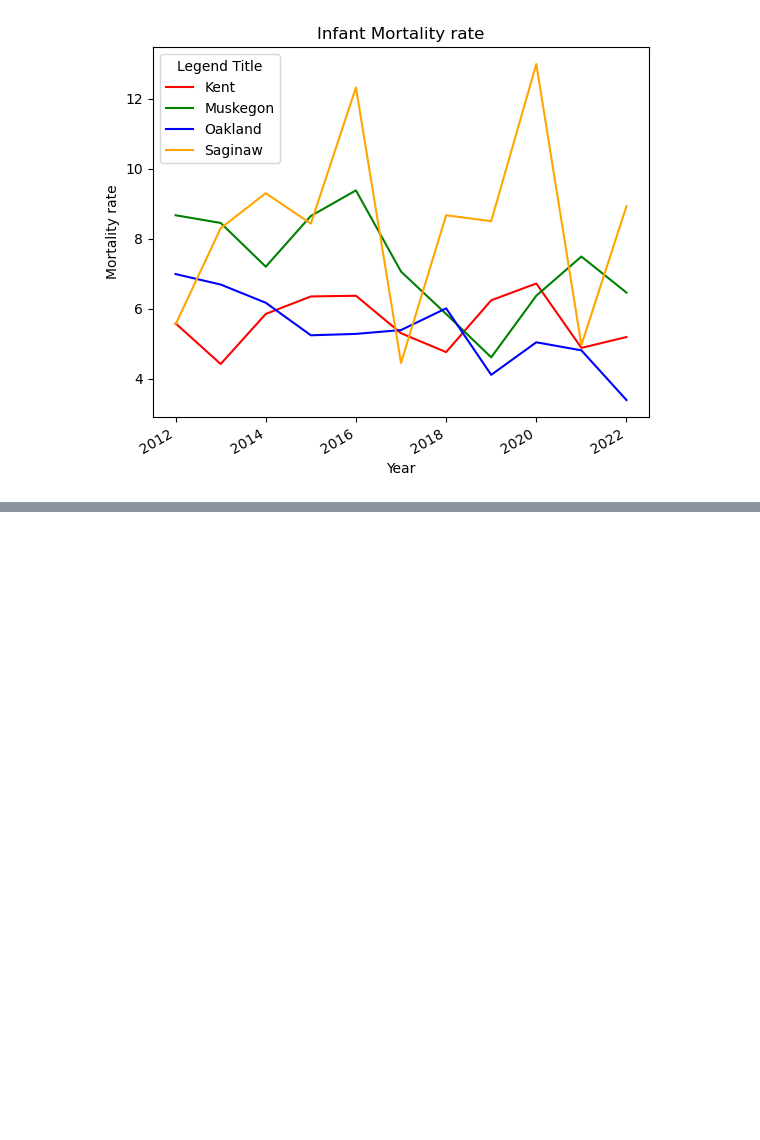
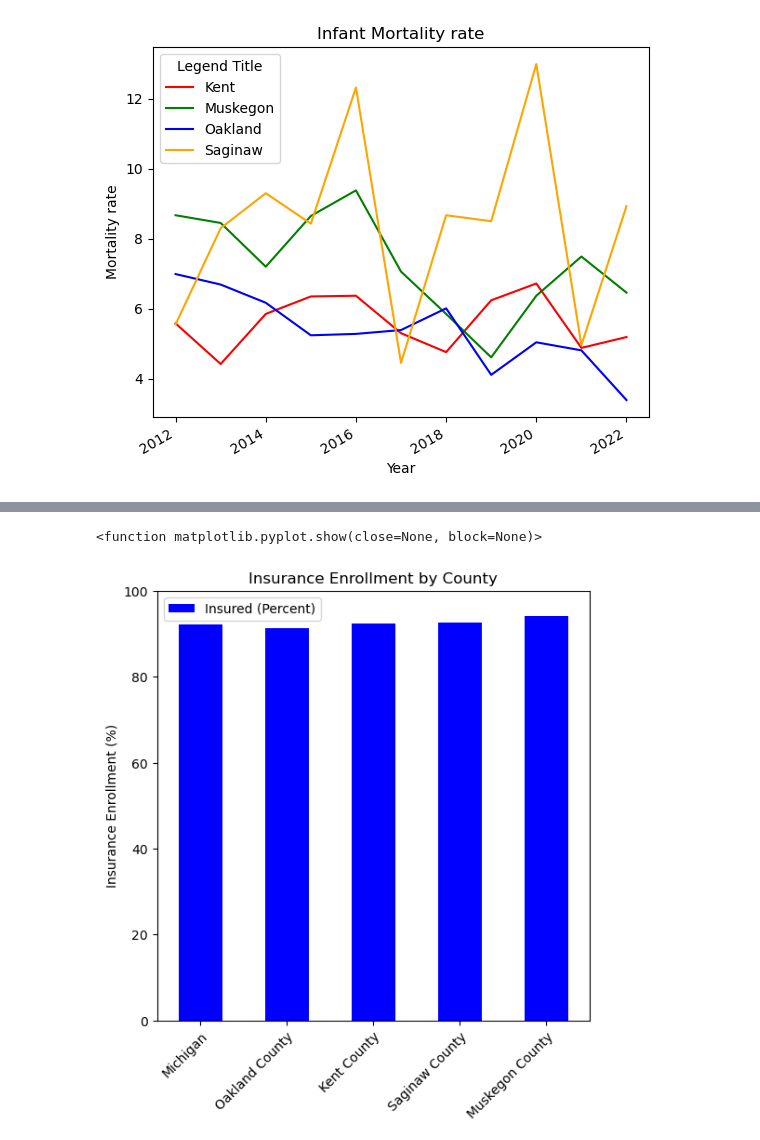
Before and after one commit to DaSamboni/project1_group3, a Jupyter notebook: MainProject.ipynb, the cells around one changed output, grey strips where cells are left out. Drawn from its saved outputs; the diff is of its cells as text; code cells hidden in the pictures; blank space fills up the shorter version.

Commit message:
Adding bar plots

```diff
--- a/MainProject.ipynb
+++ b/MainProject.ipynb
@@ -121,3 +121,12 @@ plt.show()
 #Median Rent Over Time DF set-up (1 file)
 # %%
 #Population by Race DF set-up (1 file)
+# %%
+#Health Insurance Percentage DF set-up
+
+insurance_rates_csv = "datasets/health_data.csv"
+
+insurance_rates_df = pd.read_csv(insurance_rates_csv)
+insurance_rates_df = insurance_rates_df.drop('Rank within US (of 3141 counties)', axis = 1)
+
+insurance_rates_df.head()
@@ -123,0 +140,16 @@ plt.show()
+# %%
+insurance_rates_df.set_index('County', inplace = True)
+# insurance_rates_df.head()
+insurance_rates_df = insurance_rates_df.drop('Insured (People)', axis = 1)
+# %%
+insurance_figure = insurance_rates_df.plot(kind = "bar", facecolor = "blue", figsize = (6, 6),
+                                          title = "Insurance Enrollment by County",
+                                          xlabel = "Counties vs. State Average",
+                                          ylabel = "Insurance Enrollment (%)")
+xticklabels = broadband_rates_df.index
+insurance_figure.set_xticklabels(xticklabels, rotation = 45, rotation_mode = "anchor", ha = "right", wrap = True)
+plt.ylim(0, 100)
+plt.show
+# %% [output]
+<function matplotlib.pyplot.show(close=None, block=None)>
+[figure, added]
```
Also changed, not shown: parts of 4 cells of this notebook.
